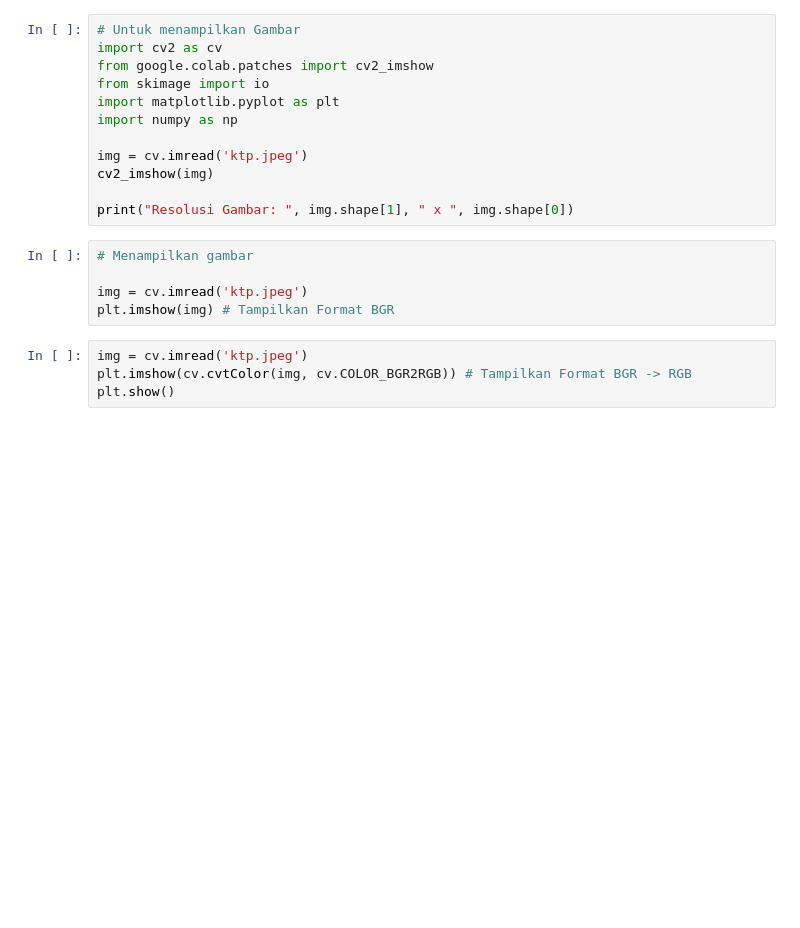
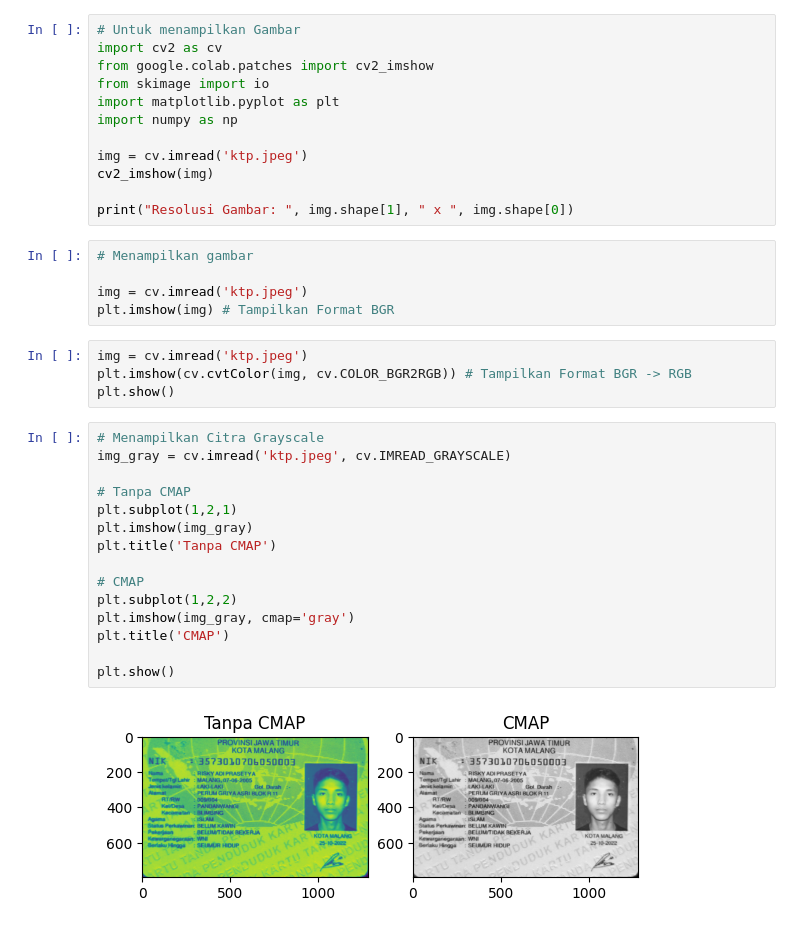
Before and after one commit to rsyadipras/PCVK_Ganjil2026, a Jupyter notebook: Week2.ipynb, the cells around one changed output. Cells and saved outputs as stored; diff of their text form; blank space fills up the shorter version.

Commit message:
feat: add some function and practice
- show Grayscale Citra
- Resizing Image
- Flipping Image
- create Geometry 2D from OpenCV

```diff
--- a/Week2.ipynb
+++ b/Week2.ipynb
@@ -29,3 +29,20 @@ plt.imshow(img) # Tampilkan Format BGR
 img = cv.imread('ktp.jpeg')
 plt.imshow(cv.cvtColor(img, cv.COLOR_BGR2RGB)) # Tampilkan Format BGR -> RGB
 plt.show()
+# %%
+# Menampilkan Citra Grayscale
+img_gray = cv.imread('ktp.jpeg', cv.IMREAD_GRAYSCALE)
+
+# Tanpa CMAP
+plt.subplot(1,2,1)
+plt.imshow(img_gray)
+plt.title('Tanpa CMAP')
+
+# CMAP
+plt.subplot(1,2,2)
+plt.imshow(img_gray, cmap='gray')
+plt.title('CMAP')
+
+plt.show()
+# %% [output]
+[figure, added]
```
Also changed, not shown: parts of 7 cells of this notebook.
